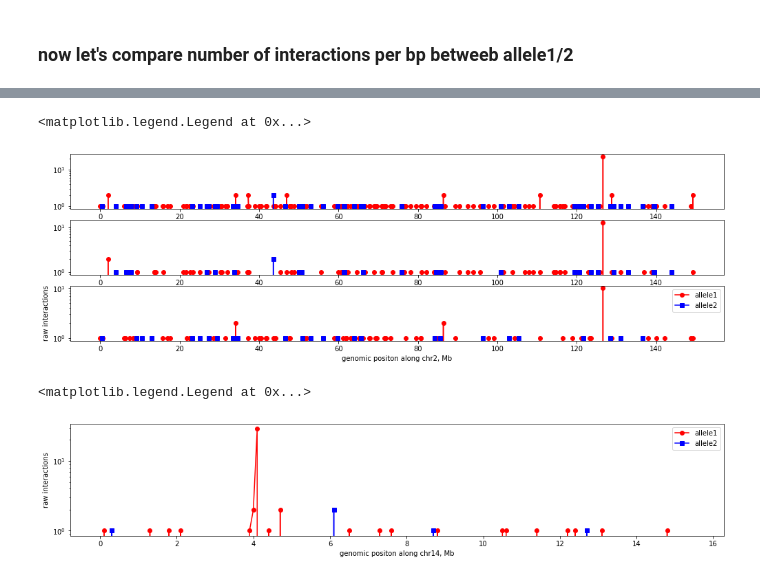
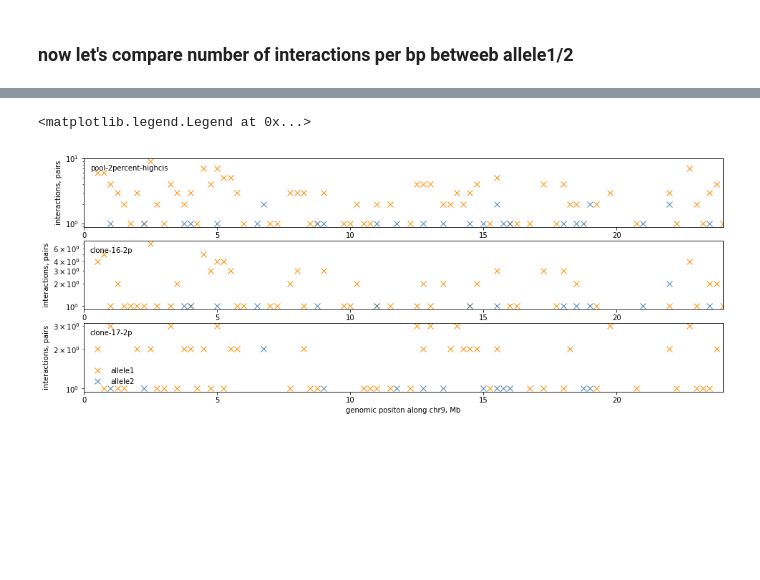
Before and after one commit to dekkerlab/allelic-rt-supplement, a Jupyter notebook: trans_interactions_allele1_2.ipynb, the cells around one changed output, grey strips where cells are left out. Cells and saved outputs as stored; diff of their text form; code cells hidden in the pictures; blank space fills up the shorter version.

```diff
--- a/trans_interactions_allele1_2.ipynb
+++ b/trans_interactions_allele1_2.ipynb
@@ -141,7 +138,7 @@ for s in samples["sample"]:
         al1_total = dd["allele1"].sum()
         al2_total = dd["allele2"].sum()
         # pre-filter dd (by length or whatever)
-        cond1 = dd["length"] >= 1_000_000
+        cond1 = dd["length"] >= 5_000_000
         cond2 = ~dd["chrom"].isin(["allele1","allele2","chr1"])
         dd = dd[ cond1 & cond2 ]
         #
@@ -165,6 +162,10 @@ for s in samples["sample"]:
         ax[idx].set_xlabel("allele2 interactions/bp")
         ax[idx].set_ylabel("allele1 interactions/bp")
         idx += 1
+
+
+
+# plt.savefig("trans_scatter.pdf")
 # %% [output]
 A value is trying to be set on a copy of a slice from a DataFrame.
 Try using .loc[row_indexer,col_indexer] = value instead
@@ -219,18 +178,0 @@ dd[dd["length"]>7_000_000]
-# %%
-s = samples["sample"][2]
-_bsize = 100_000
-s_cname, = samples["mcool"][samples["sample"]==s]
-clr = cooler.Cooler(get_cpath(s_cname,_bsize))
-print(s,clr.info)
-
-plt.gcf().set_size_inches(17,3)
-
-a1_idx = clr.offset("allele1")
-a2_idx = clr.offset("allele2")
-chr9_idx = slice(*clr.extent("chr9"))
-
-al1_chr9, = clr.matrix(balance=True)[a1_idx,chr9_idx]
-al2_chr9, = clr.matrix(balance=True)[a2_idx,chr9_idx]
-
-plt.plot(al1_chr9,"ro-")
-plt.plot(al2_chr9,"bs-")
@@ -245,56 +179,39 @@ mb_format = ticker.FuncFormatter(lambda bp, pos: f"{int(bp/1_000_000)}")
 # %%
-chrom="chr2"
-f = plt.figure(figsize=(17,5))
+chrom="chr9"
+f = plt.figure(figsize=(16,6))
 sp = f.add_gridspec(ncols=1,nrows=3)
-_bsize = 100_000
+_bsize = 250_000
 balanced = False
 for i in range(3):
     ax = f.add_subplot(sp[i])
     s = samples["sample"][i]
     s_cname, = samples["mcool"][samples["sample"]==s]
     clr = cooler.Cooler(get_cpath(s_cname,_bsize))
 
     a1_idx = clr.offset("allele1")
     a2_idx = clr.offset("allele2")
     chr_idx = slice(*clr.extent(chrom))
 
     al1_chr, = clr.matrix(balance=balanced)[a1_idx,chr_idx]
     al2_chr, = clr.matrix(balance=balanced)[a2_idx,chr_idx]
 
     x = clr.bins()[chr_idx]["start"].values
 
-    plt.plot(x,al1_chr,"ro-",label="allele1")
-    plt.plot(x,al2_chr,"bs-",label="allele2")
+    al1_vis = dict(color="darkorange", marker='x', markersize=8, linewidth=0, label="allele1", alpha=0.999)
+    al2_vis = dict(color='steelblue', marker='x', markersize=8, linewidth=0, label="allele2", alpha=0.999)
+
+    plt.plot(x, al1_chr, **al1_vis)
+    plt.plot(x, al2_chr, **al2_vis)
     plt.gca().set_yscale("log")
     ax = plt.gca()
+    ax.set_xlim(x.min(),x.max())
     ax.xaxis.set_major_formatter(mb_format)
+    ax.set_ylabel("interactions, pairs")
+    ax.text(0.01,0.82,s,transform=ax.transAxes)
+
 ax.set_xlabel(f"genomic positon along {chrom}, Mb")
-ax.set_ylabel("raw interactions")
-plt.legend()
+plt.legend(frameon=False)
+# plt.savefig("supp-raw-overview-chr14.pdf")
 # %% [output]
 <matplotlib.legend.Legend at 0x...>
-[figure, old version]
+[figure, new version]
-# %%
-a1_idx = clr.offset("allele1")
-a2_idx = clr.offset("allele2")
-chr14_idx = slice(*clr.extent("chr14"))
-
-al1_chr14, = clr.matrix(balance=False)[a1_idx,chr14_idx]
-al2_chr14, = clr.matrix(balance=False)[a2_idx,chr14_idx]
-
-x = clr.bins()[chr14_idx]["start"].values
-
-plt.gcf().set_size_inches(17,3)
-
-plt.plot(x,al1_chr14,"ro-",label="allele1")
-plt.plot(x,al2_chr14,"bs-",label="allele2")
-plt.gca().set_yscale("log")
-ax = plt.gca()
-ax.xaxis.set_major_formatter(mb_format)
-ax.set_xlabel("genomic positon along chr14, Mb")
-ax.set_ylabel("raw interactions")
-plt.legend()
-# ax.
-# %% [output]
-<matplotlib.legend.Legend at 0x...>
-[figure, removed]
```
Also changed, not shown: parts of 11 cells of this notebook, 4 other files.
